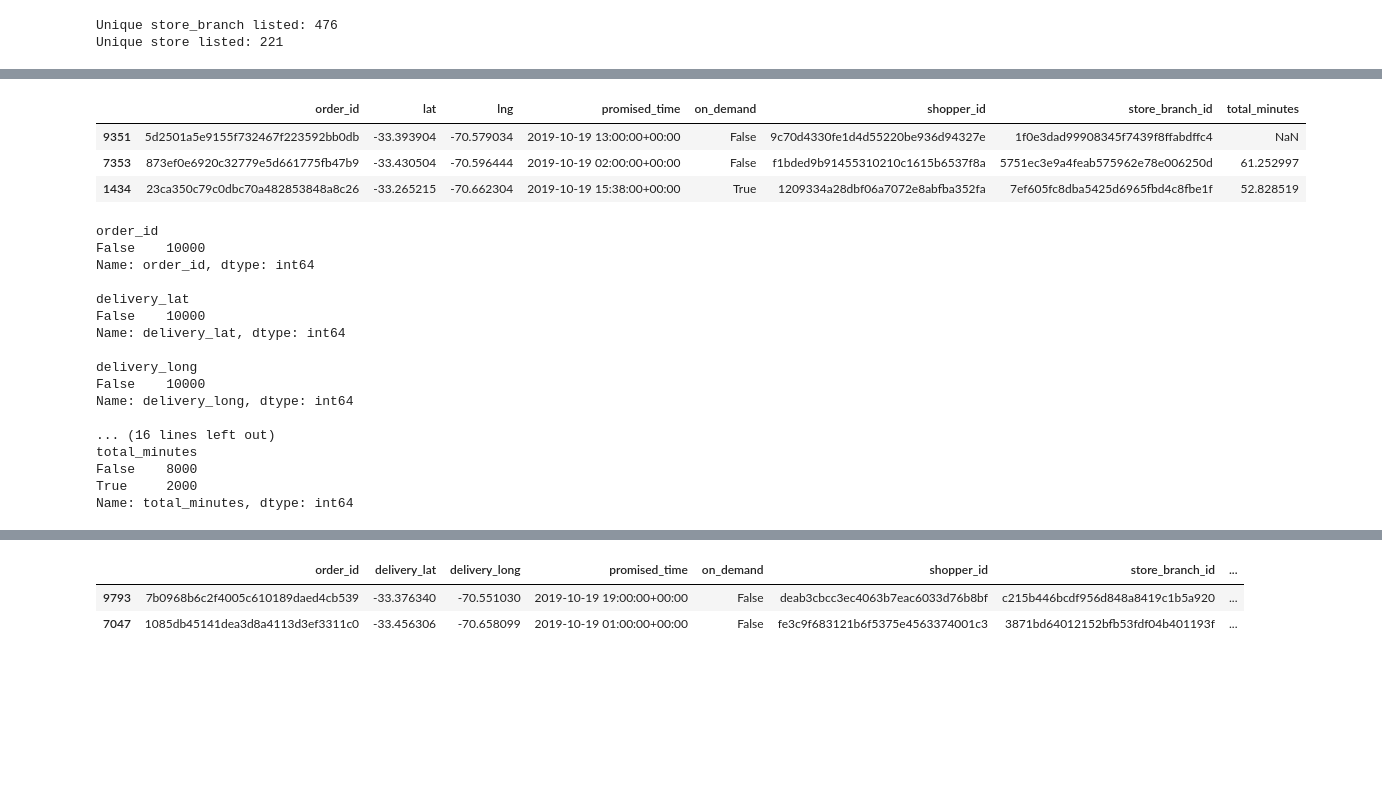
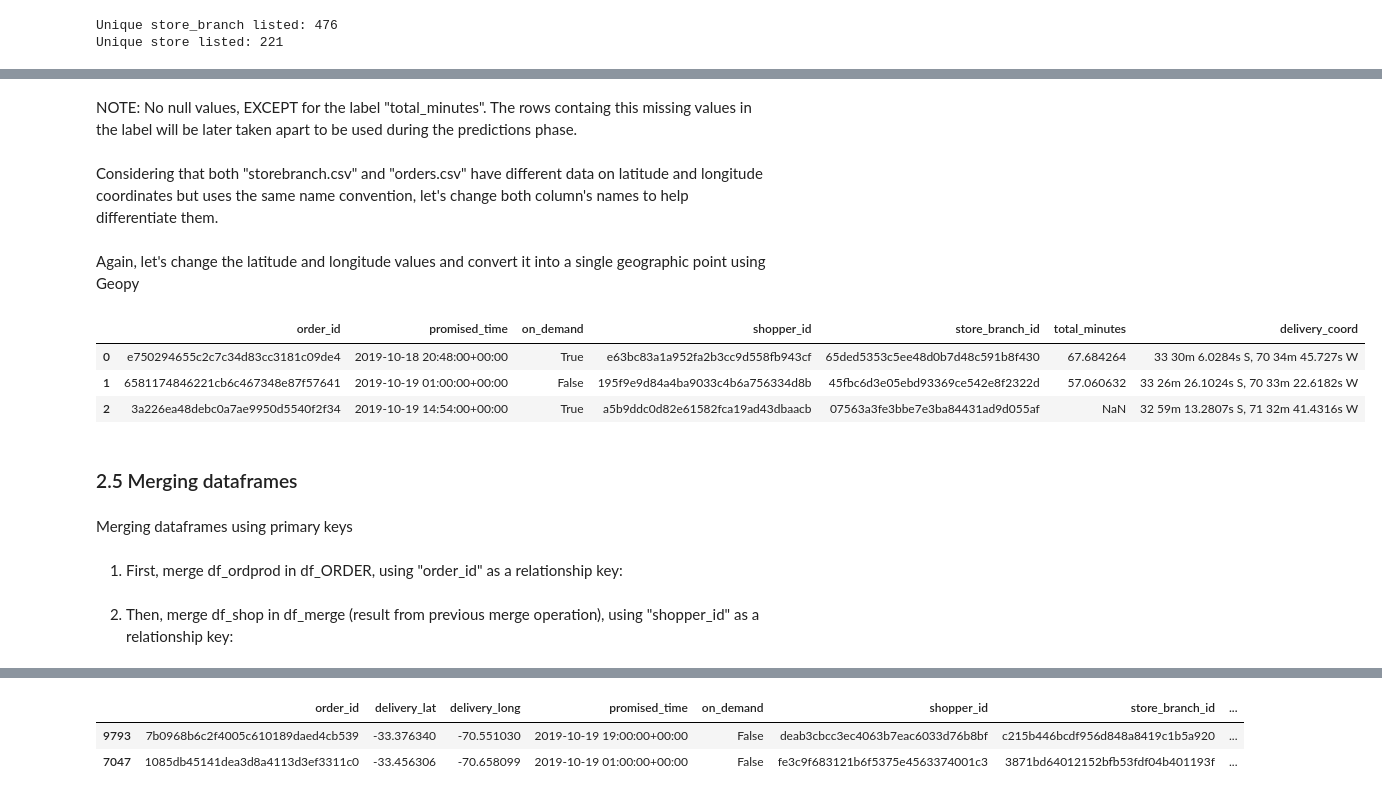
Before and after one commit to tiagottmoraes/CS-s-Data-Science-Example, a Jupyter notebook: ETL.ipynb, the cells around one changed output, grey strips where cells are left out. Cells and saved outputs as stored; diff of their text form; code cells hidden in the pictures; blank space fills up the shorter version.

```diff
--- a/ETL.ipynb
+++ b/ETL.ipynb
@@ -171,40 +343,29 @@ Name: store_long, dtype: int64
-# %%
-## ORDERS - LABEL
-filename_ORDER = "https://raw.githubusercontent.com/tiagottmoraes/CS-s-Data-Science-Test/main/data/orders.csv"
-df_ORDER = pd.read_csv(filename_ORDER)
-df_ORDER.sample(3)
-# %% [output]
-|  | order_id | lat | lng | promised_time | on_demand | shopper_id | store_branch_id | total_minutes |
-| 9351 | 5d2501a5e9155f732467f223592bb0db | -33.393904 | -70.579034 | 2019-10-19 13:00:00+00:00 | False | 9c70d4330fe1d4d55220be936d94327e | 1f0e3dad99908345f7439f8ffabdffc4 | NaN |
-| 7353 | 873ef0e6920c32779e5d661775fb47b9 | -33.430504 | -70.596444 | 2019-10-19 02:00:00+00:00 | False | f1bded9b91455310210c1615b6537f8a | 5751ec3e9a4feab575962e78e006250d | 61.252997 |
-| 1434 | 23ca350c79c0dbc70a482853848a8c26 | -33.265215 | -70.662304 | 2019-10-19 15:38:00+00:00 | True | 1209334a28dbf06a7072e8abfba352fa | 7ef605fc8dba5425d6965fbd4c8fbe1f | 52.828519 |
+# %% [markdown]
+NOTE: No null values, EXCEPT for the label "total_minutes". The rows containg this missing values in the label will be later taken apart to be used during the predictions phase.
+# %% [markdown]
+Considering that both "storebranch.csv" and "orders.csv" have different data on latitude and longitude coordinates but uses the same name convention, let's change both column's names to help differentiate them.
 # %%
 df_ORDER = df_ORDER.rename(columns={'lat':'delivery_lat', 'lng':'delivery_long'})
-# %%
-missing_data_order = df_ORDER.isnull()
-for column in missing_data_order.columns.values.tolist():
-    print(column)
-    print(missing_data_order[column].value_counts())
-    print("")
-# %% [output]
-order_id
-False    10000
-Name: order_id, dtype: int64
-
-delivery_lat
-False    10000
-Name: delivery_lat, dtype: int64
-
-delivery_long
-False    10000
-Name: delivery_long, dtype: int64
-
-... (16 lines left out)
-total_minutes
-False    8000
-True     2000
-Name: total_minutes, dtype: int64
+# %% [markdown]
+Again, let's change the latitude and longitude values and convert it into a single geographic point using Geopy
+# %%
+df_ORDER['delivery_coord'] = df_ORDER.apply(lambda row: Point(latitude=row['delivery_lat'], longitude=row['delivery_long']), axis=1)
+df_ORDER = df_ORDER.drop(['delivery_lat', 'delivery_long'], axis=1)
+df_ORDER.head(3)
+# %% [output]
+|  | order_id | promised_time | on_demand | shopper_id | store_branch_id | total_minutes | delivery_coord |
+| 0 | e750294655c2c7c34d83cc3181c09de4 | 2019-10-18 20:48:00+00:00 | True | e63bc83a1a952fa2b3cc9d558fb943cf | 65ded5353c5ee48d0b7d48c591b8f430 | 67.684264 | 33 30m 6.0284s S, 70 34m 45.727s W |
+| 1 | 6581174846221cb6c467348e87f57641 | 2019-10-19 01:00:00+00:00 | False | 195f9e9d84a4ba9033c4b6a756334d8b | 45fbc6d3e05ebd93369ce542e8f2322d | 57.060632 | 33 26m 26.1024s S, 70 33m 22.6182s W |
+| 2 | 3a226ea48debc0a7ae9950d5540f2f34 | 2019-10-19 14:54:00+00:00 | True | a5b9ddc0d82e61582fca19ad43dbaacb | 07563a3fe3bbe7e3ba84431ad9d055af | NaN | 32 59m 13.2807s S, 71 32m 41.4316s W |
+# %% [markdown]
+### 2.5 Merging dataframes
+# %% [markdown]
+Merging dataframes using primary keys
+# %% [markdown]
+1. First, merge df_ordprod in df_ORDER, using "order_id" as a relationship key:
 # %%
 df_merge = pd.merge(df_ORDER, df_ordprod, on='order_id')
+# %% [markdown]
+2. Then, merge df_shop in df_merge (result from previous merge operation), using "shopper_id" as a relationship key:
 # %%
 df_merge = pd.merge(df_merge, df_shop, on='shopper_id')
```
Also changed, not shown: parts of 51 cells of this notebook.
